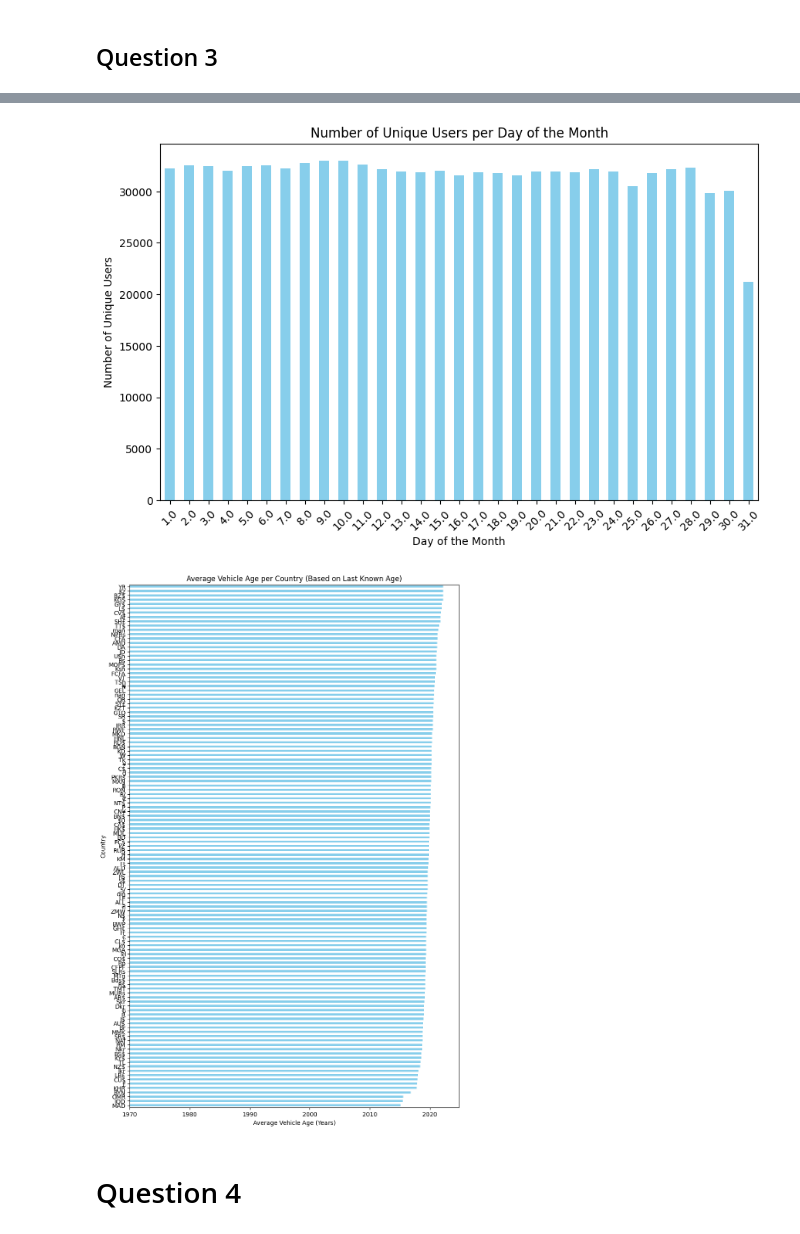
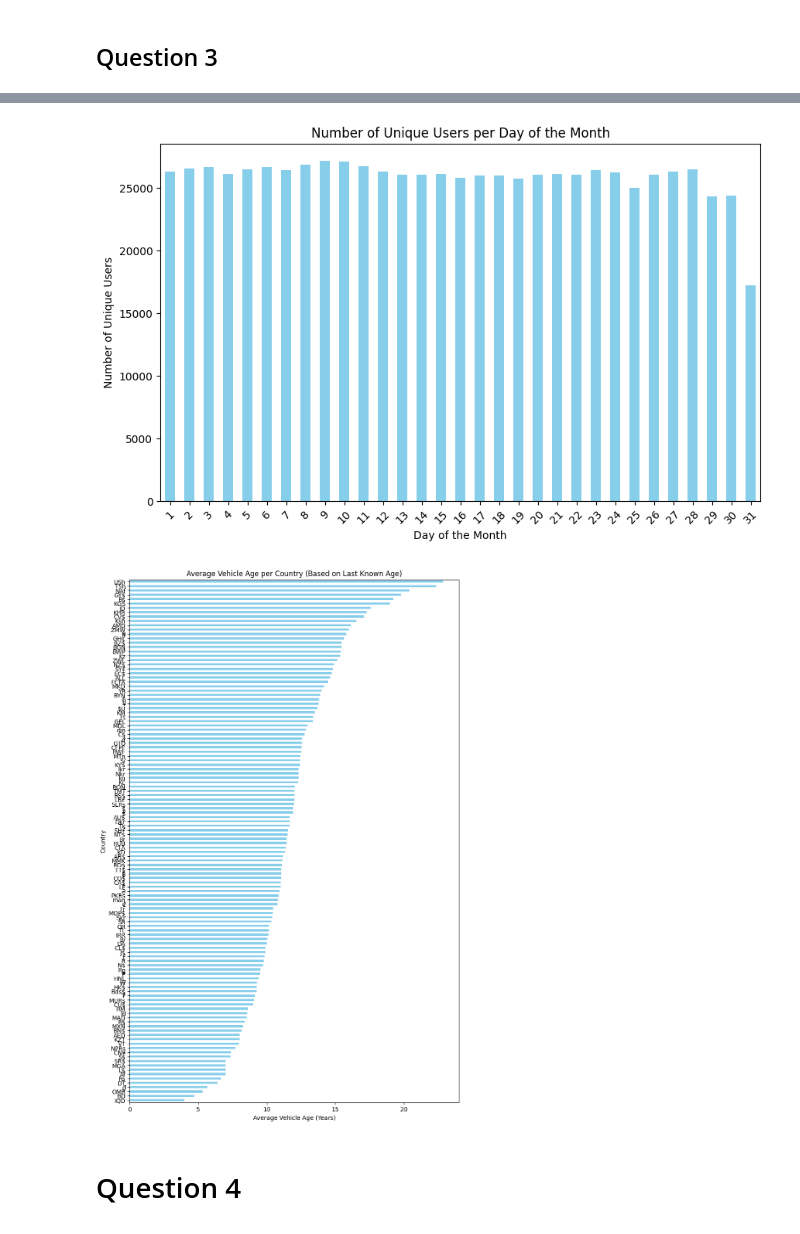
Before and after one commit to TumiJourdan/IDVE-Assignments, a Jupyter notebook: Assignment 1/main.ipynb, the cells around one changed output, grey strips where cells are left out. Saved outputs shown, nothing was run; the diff lists cells and outputs as text; code cells hidden in the pictures.

```diff
--- a/Assignment 1/main.ipynb
+++ b/Assignment 1/main.ipynb
@@ -373,0 +372,14 @@ df['litres_filled'] = df['gallons'].apply(to_litre)
+# %%
+#km driven
+def to_km(x):
+    try:
+        return float(x) * 1.60934
+    except(ValueError, TypeError):
+        return 0.0
+
+df['km_driven'] = df['miles'].apply(to_km)
+
+#litres per 100km
+df['litres_per_100km'] = df.apply(lambda row: (row['litres_filled'] / row['km_driven']) * 100 if row['km_driven'] != 0 else 0.0, axis=1)
+
+print(df[['litres_filled', 'km_driven', 'litres_per_100km']])
@@ -385,7 +412,7 @@ def extract_currency(entry):
 df['currency'] = df['total_spent'].apply(extract_currency)
 
 # Step 3: Remove NaN values from the 'currency' column
-df = df.dropna(subset=['currency'])
+df = df.dropna()
 
 # Step 4: Group by 'currency' and count unique 'user_id's
 unique_users_per_currency = df.groupby('currency')['user_id'].nunique()
@@ -425,7 +452,7 @@ plt.ylabel('Number of Unique Users')
 plt.xticks(rotation=45)
 plt.show()
 # %% [output]
-[figure, old version]
+[figure, new version]
 # %%
 #dictionary mapping symbol to name
 currency_to_country = {
@@ -553,28 +580,38 @@ currency_to_country = {
 # %%
 #3.3
 # Step 1: Filter for the last known vehicle age for each user
-df_filtered = df.dropna(subset=['user_id', 'date_fueled'])
+df_temp = df.copy()
+
+df_filtered = df_temp.dropna(subset=['user_id', 'date_fueled'])
+
 df_latest_age = df_filtered.loc[df_filtered.groupby('user_id')['date_fueled'].idxmax()]
 
 
 vehicle_age_mapping = df_latest_age.set_index('user_id')['date_fueled']
-df['vehicle_age'] = df['user_id'].map(vehicle_age_mapping)
+df_temp['vehicle_age'] = df_temp['user_id'].map(vehicle_age_mapping)
 # Step 2: Calculate the average vehicle age per country
 
-df_filtered = df.dropna(subset=['currency', 'vehicle_age'])
+df_temp['vehicle_age'] = df_temp['vehicle_age'].dt.year
+
+# Convert 'year' to datetime
+df_temp['year'] = pd.to_numeric(df_temp['year'])
+
+# Perform the subtraction
+df_temp['vehicle_age'] = df_temp['vehicle_age'] - df_temp['year']
+
+df_filtered = df_temp.dropna(subset=['currency', 'vehicle_age'])
+
 average_age_per_country = df_filtered.groupby('currency')['vehicle_age'].mean().sort_values()
-
-average_age_per_country
-
+df['vehicle_age'] = df_temp['vehicle_age']
 # Step 3: Plot the average vehicle age per country
 plt.figure(figsize=(10, 16))
 average_age_per_country.plot(kind='barh', color='skyblue')
 plt.title('Average Vehicle Age per Country (Based on Last Known Age)')
 plt.xlabel('Average Vehicle Age (Years)')
 plt.ylabel('Country')
 plt.show()
 # %% [output]
-[figure, old version]
+[figure, new version]
 # %% [markdown]
 # Question 4 #
 # %% [markdown]
```
Also changed, not shown: parts of 4 cells of this notebook.
